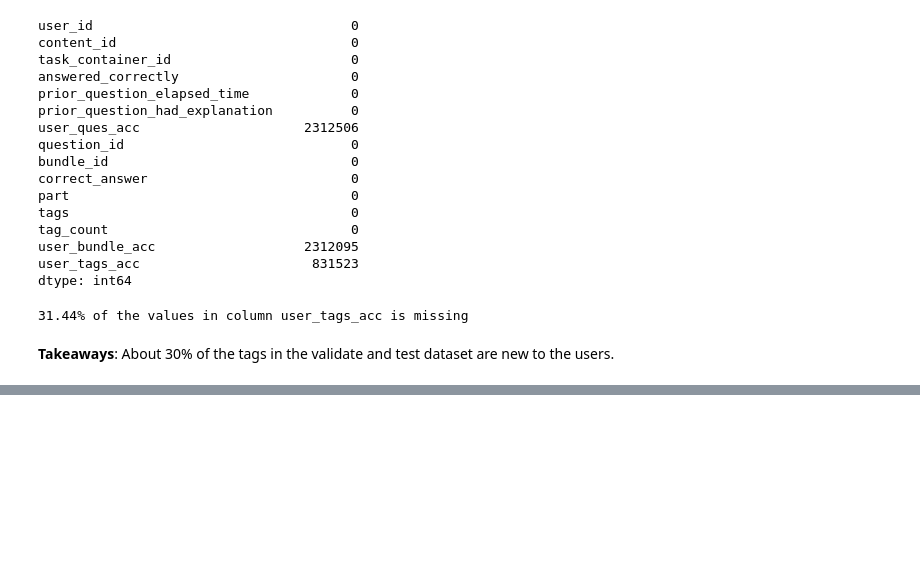
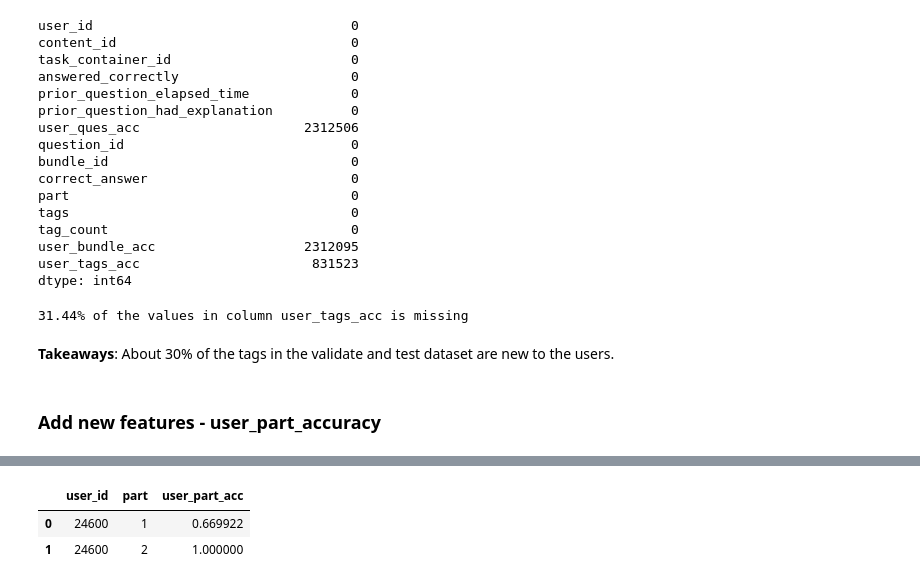
Before and after one commit to Yongliang-Shi/riiid_answer_correctness_prediction, a Jupyter notebook: model.ipynb, the cells around one changed output, grey strips where cells are left out. Cells and saved outputs as stored; diff of their text form; code cells hidden in the pictures; blank space fills up the shorter version.

```diff
--- a/model.ipynb
+++ b/model.ipynb
@@ -602,3 +602,12 @@ print(f"{round((831523*100/df_test.shape[0]),2)}% of the values in column user_t
 31.44% of the values in column user_tags_acc is missing
 # %% [markdown]
 **Takeaways**: About 30% of the tags in the validate and test dataset are new to the users.
+# %% [markdown]
+### Add new features - user_part_accuracy
+# %%
+%%time
+# Compute the user_part_accuracy
+
+user_part_accuracy = explore.compute_user_part_acc(df_train)
+user_part_accuracy.head(2)
+# %% [output]
@@ -604,0 +616,3 @@ print(f"{round((831523*100/df_test.shape[0]),2)}% of the values in column user_t
+|  | user_id | part | user_part_acc |
+| 0 | 24600 | 1 | 0.669922 |
+| 1 | 24600 | 2 | 1.000000 |
```
Also changed, not shown: parts of 11 cells of this notebook.
